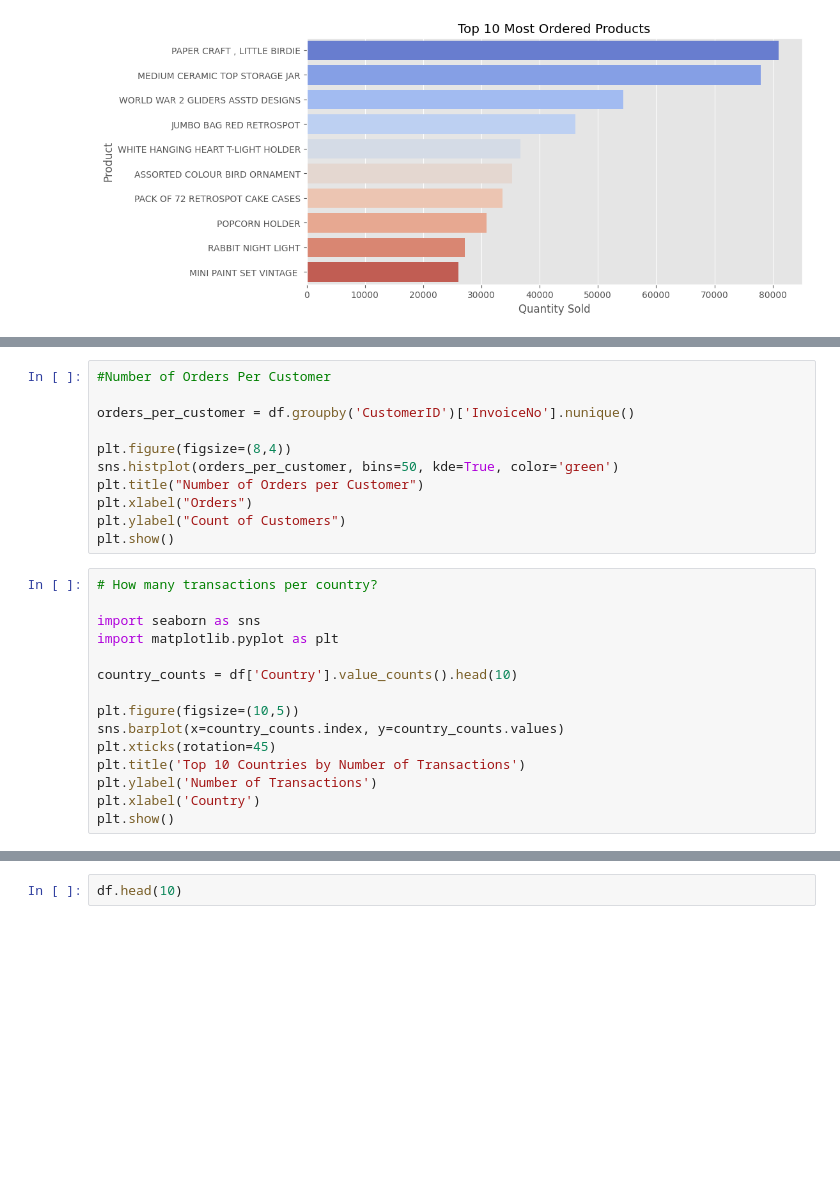
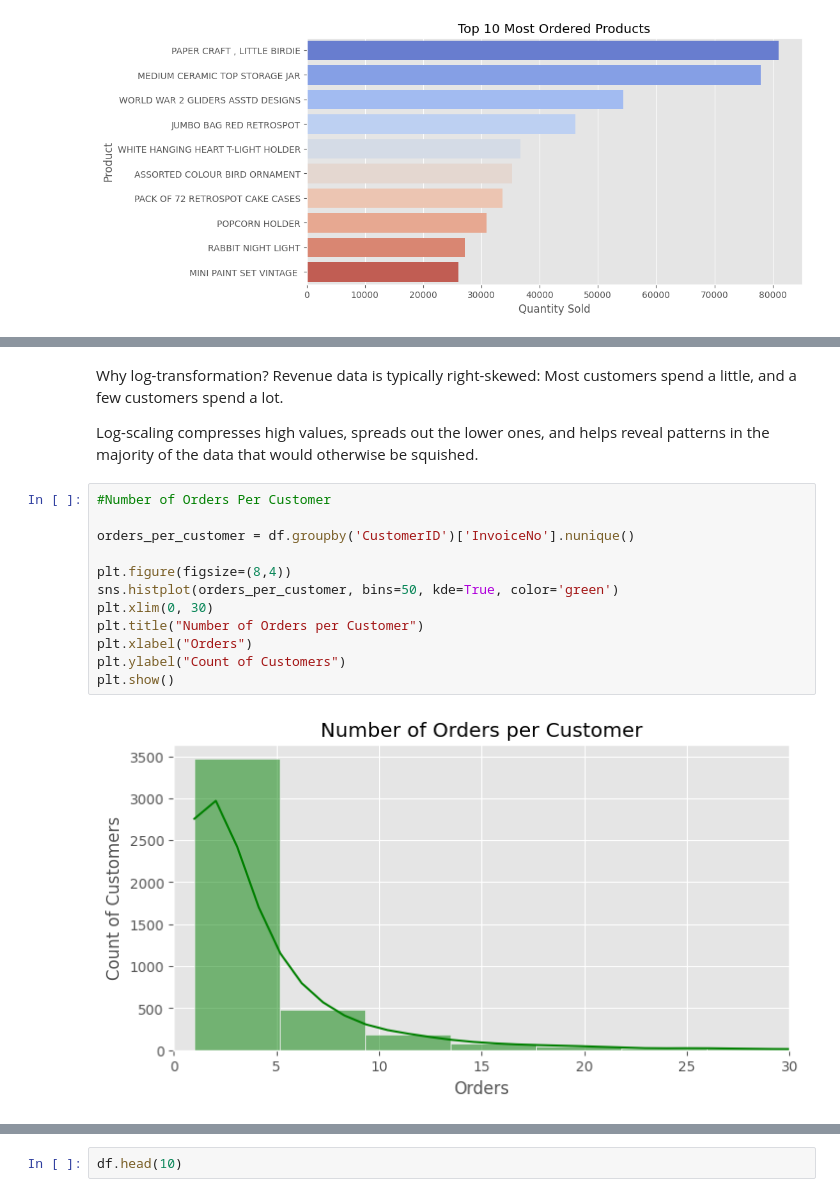
Before and after one commit to BrightmanMT/Pytorch-Tutorial-Youtube, a Jupyter notebook: CustomerLifetimeValue.ipynb, the cells around one changed output, grey strips where cells are left out. Drawn from its saved outputs; the diff is of its cells as text; blank space fills up the shorter version.

```diff
--- a/CustomerLifetimeValue.ipynb
+++ b/CustomerLifetimeValue.ipynb
@@ -275,29 +315,23 @@ plt.show()
+# %% [markdown]
+ Why log-transformation?
+Revenue data is typically right-skewed:
+Most customers spend a little, and a few customers spend a lot.
+
+Log-scaling compresses high values, spreads out the lower ones, and helps reveal patterns in the majority of the data that would otherwise be squished.
 # %%
 #Number of Orders Per Customer
 
 orders_per_customer = df.groupby('CustomerID')['InvoiceNo'].nunique()
 
 plt.figure(figsize=(8,4))
 sns.histplot(orders_per_customer, bins=50, kde=True, color='green')
+plt.xlim(0, 30)
 plt.title("Number of Orders per Customer")
 plt.xlabel("Orders")
 plt.ylabel("Count of Customers")
 plt.show()
+# %% [output]
+[figure, added]
-# %%
-# How many transactions per country?
-
-import seaborn as sns
-import matplotlib.pyplot as plt
-
-country_counts = df['Country'].value_counts().head(10)
-
-plt.figure(figsize=(10,5))
-sns.barplot(x=country_counts.index, y=country_counts.values)
-plt.xticks(rotation=45)
-plt.title('Top 10 Countries by Number of Transactions')
-plt.ylabel('Number of Transactions')
-plt.xlabel('Country')
-plt.show()
 # %%
 # Top-selling products
 
```
Also changed, not shown: parts of 28 cells of this notebook.
